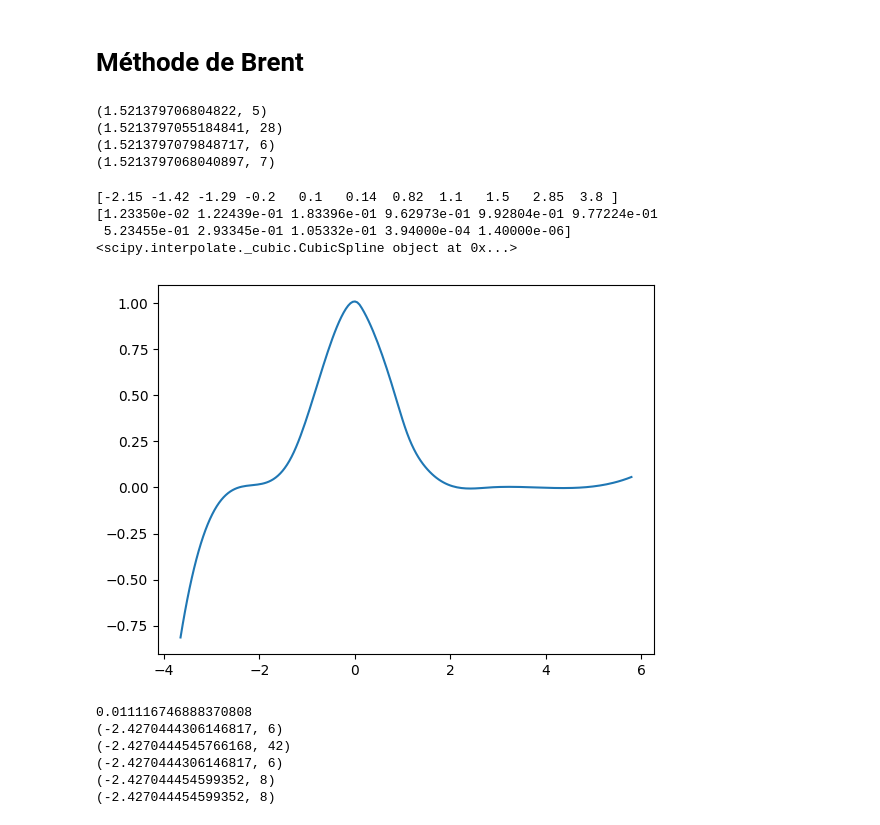
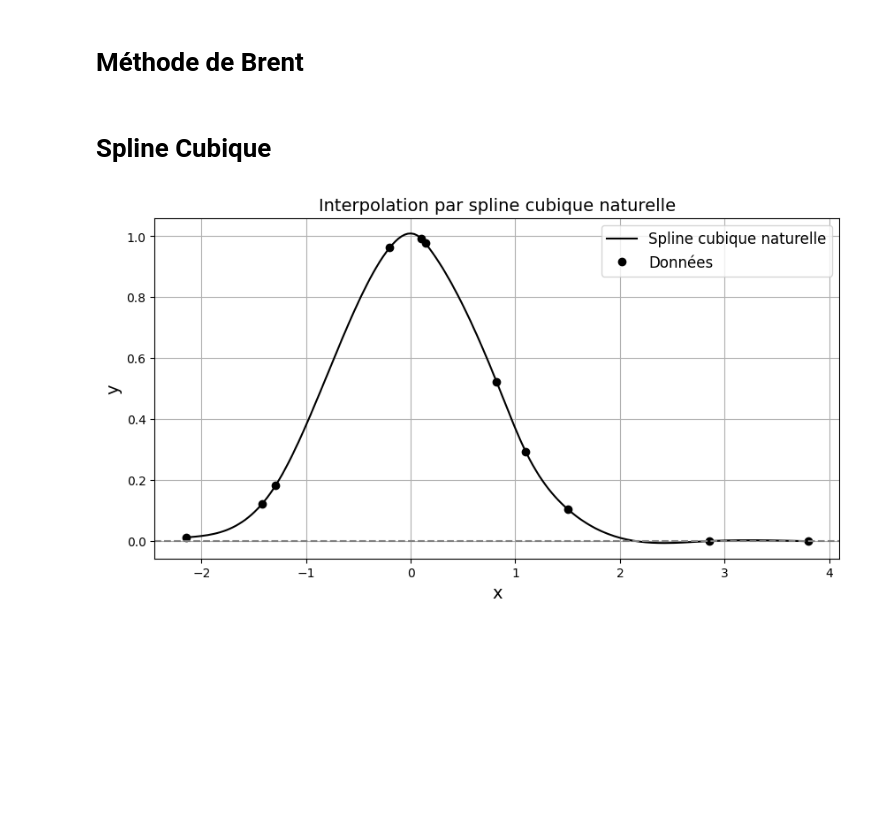
Before and after one commit to Zachattack-007/Projet-physnum, a Jupyter notebook: methode_brent.ipynb, the cells around one changed output. Saved outputs shown, nothing was run; the diff lists cells and outputs as text; code cells hidden in the pictures; blank space fills up the shorter version.

```diff
--- a/methode_brent.ipynb
+++ b/methode_brent.ipynb
@@ -168,51 +200,22 @@ def methode_brent(f, a, b, tol=1e-8, max_iter=1000):
-# %%
-def f(x):
-    return x**3 - x - 2
-
-def g(x):
-    return np.tan(x)-x
-
-# Test de la méthode sur [1, 2] avec une tolérance de 1e-8
-racine_approx = methode_brent(f, 1, 2)
-a = methode_bissection(f, 1, 2)
-b = methode_secante(f, 1, 2)
-c = methode_dekker(f, 1, 2)
-print(racine_approx)
-print(a)
-print(b)
-print(c)
-# %% [output]
-(1.521379706804822, 5)
-(1.5213797055184841, 28)
-(1.5213797079848717, 6)
-(1.5213797068040897, 7)
+# %% [markdown]
+# Spline Cubique #
 # %%
 x = np.array([-2.15, -1.42, -1.29, -0.2, 0.1, 0.14, 0.82, 1.1, 1.5, 2.85, 3.8])
 y = np.array([0.012335, 0.122439, 0.183396, 0.962973, 0.992804, 0.977224, 0.523455, 0.293345, 0.105332, 0.000394, 0.0000014])
 
-x_interp = np.linspace(np.min(x)-1.5, np.max(x)+2, 200)
+x_interp = np.linspace(np.min(x), np.max(x), 200)
 # Spline naturelle: bc_type="natural"
-print(x)
-print(y)
 cubic_spline = CubicSpline(x, y, bc_type="natural")
-print(cubic_spline)
-plt.plot(x_interp, cubic_spline(x_interp))
+
+plt.figure(figsize=(10, 5))
+plt.plot(x_interp, cubic_spline(x_interp), 'k', label='Spline cubique naturelle')
+plt.plot(x, y, 'ko', label='Données')
+plt.axhline(0, color='gray', linestyle='--')
+plt.title("Interpolation par spline cubique naturelle", fontsize=14)
+plt.xlabel("x", fontsize=14)
+plt.ylabel("y", fontsize=14)
+plt.legend(loc="best", prop={'size': 12})
+plt.grid(True)
 plt.show()
-print(cubic_spline(2))
-print(methode_brent(cubic_spline, -3, -2))
-print(methode_bissection(cubic_spline, -3, -2, tol=1e-14))
-print(methode_brent(cubic_spline, -3, -2, tol=1e-8))
-print(methode_secante(cubic_spline, -3, -2, tol=1e-8))
-print(methode_dekker(cubic_spline, -3, -2, tol=1e-8))
 # %% [output]
-[-2.15 -1.42 -1.29 -0.2   0.1   0.14  0.82  1.1   1.5   2.85  3.8 ]
-[1.23350e-02 1.22439e-01 1.83396e-01 9.62973e-01 9.92804e-01 9.77224e-01
- 5.23455e-01 2.93345e-01 1.05332e-01 3.94000e-04 1.40000e-06]
-<scipy.interpolate._cubic.CubicSpline object at 0x...>
-[figure, old version]
+[figure, new version]
-0.011116746888370808
-(-2.4270444306146817, 6)
-(-2.4270444545766168, 42)
-(-2.4270444306146817, 6)
-(-2.427044454599352, 8)
-(-2.427044454599352, 8)
```
Also changed, not shown: parts of 9 cells of this notebook.
